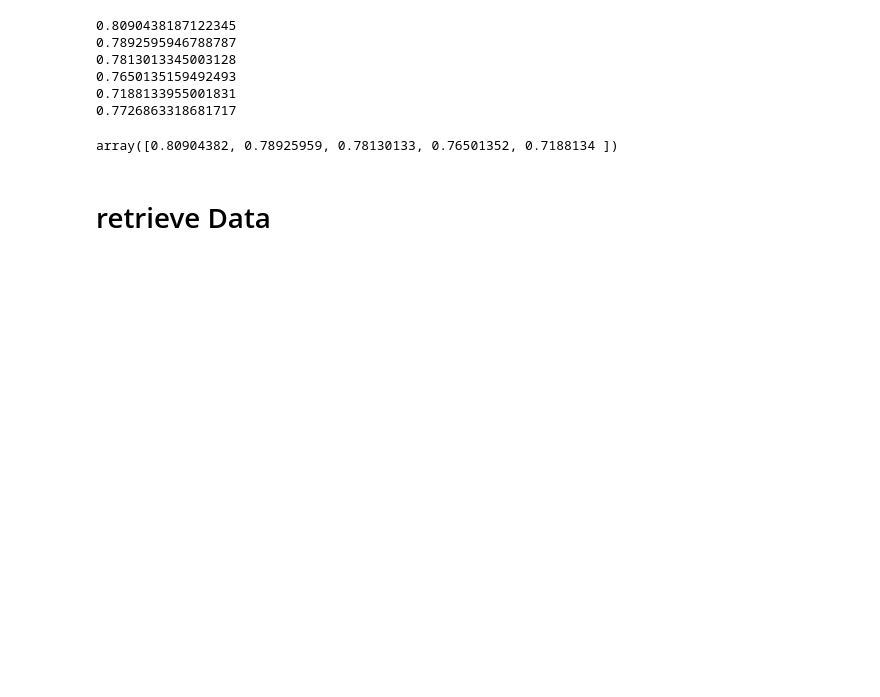
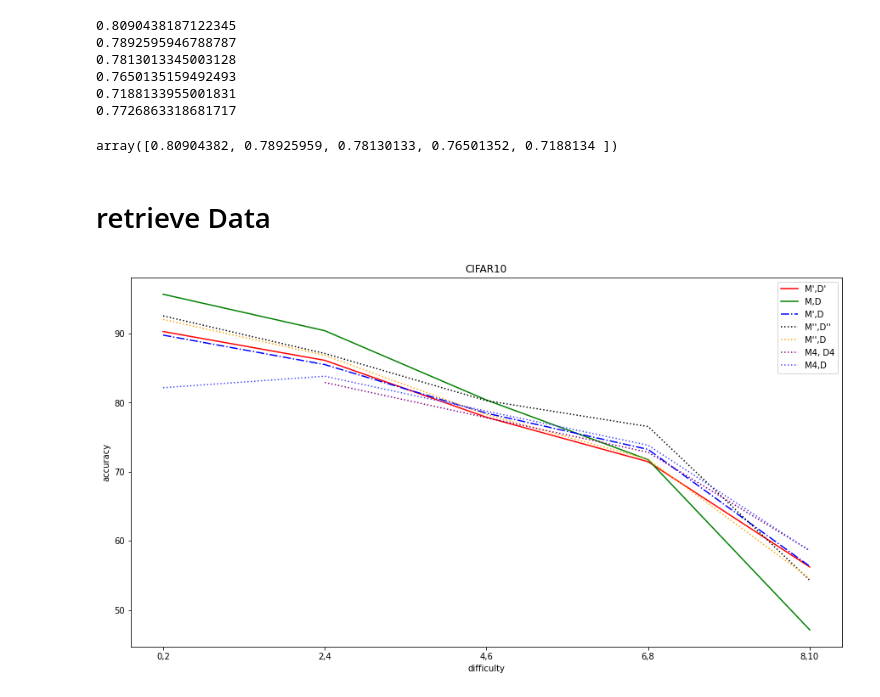
Before and after one commit to behzadnet/Intervention, a Jupyter notebook: No IRT/plots_cifar10.ipynb, the cells around one changed output. Drawn from its saved outputs; the diff is of its cells as text; code cells hidden in the pictures; blank space fills up the shorter version.

```diff
--- a/No IRT/plots_cifar10.ipynb
+++ b/No IRT/plots_cifar10.ipynb
@@ -944,25 +944,27 @@ meanPerBinCont = np.array([0.90267072, 0.86098616, 0.77873284, 0.71444993, 0.562
 meanPerBinCont_nor = np.array([0.89750067, 0.85487441, 0.78456482, 0.73223197, 0.56323068])
 meanPerBinBal = np.array([0.9253062, 0.87093952, 0.80271468, 0.76531281, 0.54307736])
 meanPerBinBal_nor = np.array([0.92018528, 0.86819603, 0.7826535, 0.71791733, 0.54575471])
-meanPerBinEasyout = np.array([0.6662359,  0.63559517, 0.59825658, 0.48669396])
-meanPerBinEasy_nor = np.array([0.67866452, 0.67880757, 0.64742498, 0.61201527, 0.48667019])
+meanPerBinEasyout = np.array([0.82898681, 0.77811877, 0.7280624, 0.58599344])
+meanPerBinEasy_nor = np.array([0.82141674, 0.8380159, 0.78755948, 0.73829502, 0.58563308])
 # %%
-# plt.title("CIFAR10")
-# plt.xlabel("difficulty")
-# plt.ylabel("accuracy")
-# #plt.ylim([0, 100])
-# # plt.figure(figsize=(16,8))
-# plt.rcParams['figure.figsize'] = [15, 8]
-# plt.plot(['0,2','2,4','4,6','6,8','8,10'], meanPerBinCont*100, ls='-', color = 'red')
-# plt.plot(['0,2','2,4','4,6','6,8','8,10'], meanPerBin*100, ls='-', color = 'green')
-# plt.plot(['0,2','2,4','4,6','6,8','8,10'], meanPerBinCont_nor*100, ls='-.', color = 'blue')
-# plt.plot(['0,2','2,4','4,6','6,8','8,10'], meanPerBinBal*100, ls=':', color = 'black')
-# plt.plot(['0,2','2,4','4,6','6,8','8,10'], meanPerBinBal_nor*100, ls=':', color = 'orange')
-# plt.plot(['2,4','4,6','6,8','8,10'], meanPerBinEasyout*100, ls=':', color = 'purple')
-# plt.plot(['0,2','2,4','4,6','6,8','8,10'], meanPerBinEasy_nor*100, ls=':', color = '#4649FF')
+plt.title("CIFAR10")
+plt.xlabel("difficulty")
+plt.ylabel("accuracy")
+#plt.ylim([0, 100])
+# plt.figure(figsize=(16,8))
+plt.rcParams['figure.figsize'] = [15, 8]
+plt.plot(['0,2','2,4','4,6','6,8','8,10'], meanPerBinCont*100, ls='-', color = 'red')
+plt.plot(['0,2','2,4','4,6','6,8','8,10'], meanPerBin*100, ls='-', color = 'green')
+plt.plot(['0,2','2,4','4,6','6,8','8,10'], meanPerBinCont_nor*100, ls='-.', color = 'blue')
+plt.plot(['0,2','2,4','4,6','6,8','8,10'], meanPerBinBal*100, ls=':', color = 'black')
+plt.plot(['0,2','2,4','4,6','6,8','8,10'], meanPerBinBal_nor*100, ls=':', color = 'orange')
+plt.plot(['2,4','4,6','6,8','8,10'], meanPerBinEasyout*100, ls=':', color = 'purple')
+plt.plot(['0,2','2,4','4,6','6,8','8,10'], meanPerBinEasy_nor*100, ls=':', color = '#4649FF')
 
 
-# #plt.legend(["M',D'","M,D", "M',D","M'',D''","M'',D", "M4, D4", "M4,D"])
-# plt.legend(["M',D'","M,D", "M',D","M'',D''", "M'',D","M4, D4", "M4,D"])
-# plt.show()
+#plt.legend(["M',D'","M,D", "M',D","M'',D''","M'',D", "M4, D4", "M4,D"])
+plt.legend(["M',D'","M,D", "M',D","M'',D''", "M'',D","M4, D4", "M4,D"])
+plt.show()
+# %% [output]
+[figure, added]
 # %%
```
Also changed, not shown: parts of 1 cell of this notebook.
